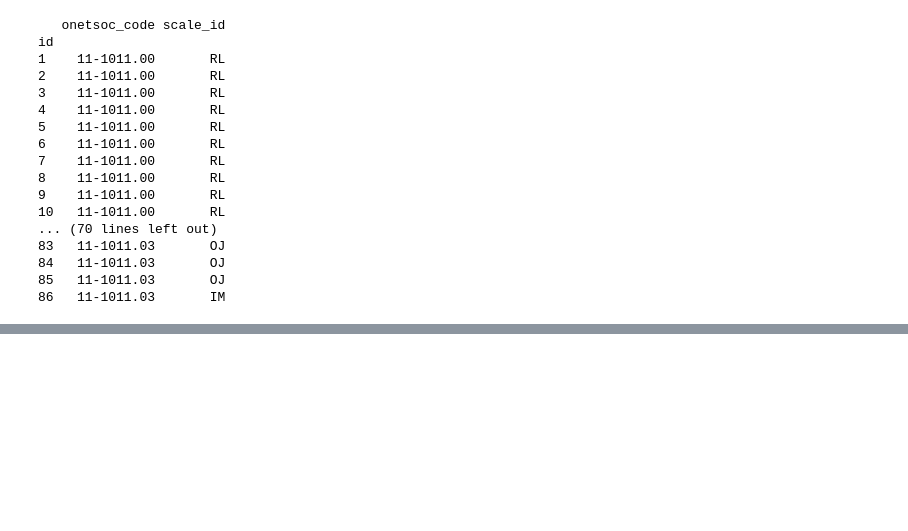
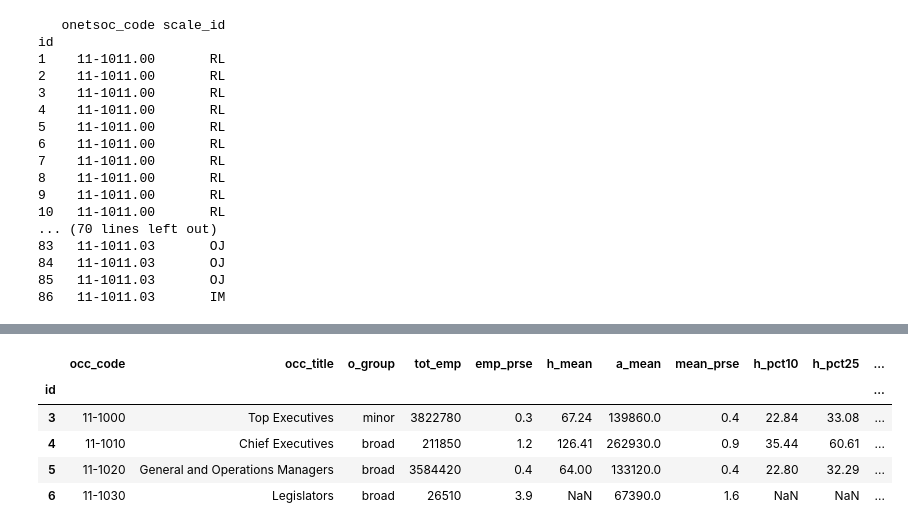
Before and after one commit to blue-santa/comparing-training-req-to-salary-exp, a Jupyter notebook: notebooks/03-exploratory-data-analysis/02-00-eda-train-reward-compare.ipynb, the cells around one changed output, grey strips where cells are left out. Saved outputs shown, nothing was run; the diff lists cells and outputs as text; code cells hidden in the pictures; blank space fills up the shorter version.

```diff
--- a/notebooks/03-exploratory-data-analysis/02-00-eda-train-reward-compare.ipynb
+++ b/notebooks/03-exploratory-data-analysis/02-00-eda-train-reward-compare.ipynb
@@ -748,0 +831,9 @@ The `.0X` value at the end is a repetition of the same job. I was not yet able t
+# %%
+nat_data[nat_data['occ_code'].str.startswith('11-10') == True]
+# %% [output]
+|  | occ_code | occ_title | o_group | tot_emp | emp_prse | h_mean | a_mean | mean_prse | h_pct10 | h_pct25 | ... |
+| id |  |  |  |  |  |  |  |  |  |  | ... |
+| 3 | 11-1000 | Top Executives | minor | 3822780 | 0.3 | 67.24 | 139860.0 | 0.4 | 22.84 | 33.08 | ... |
+| 4 | 11-1010 | Chief Executives | broad | 211850 | 1.2 | 126.41 | 262930.0 | 0.9 | 35.44 | 60.61 | ... |
+| 5 | 11-1020 | General and Operations Managers | broad | 3584420 | 0.4 | 64.00 | 133120.0 | 0.4 | 22.80 | 32.29 | ... |
+| 6 | 11-1030 | Legislators | broad | 26510 | 3.9 | NaN | 67390.0 | 1.6 | NaN | NaN | ... |
```
Also changed, not shown: parts of 78 cells of this notebook.
